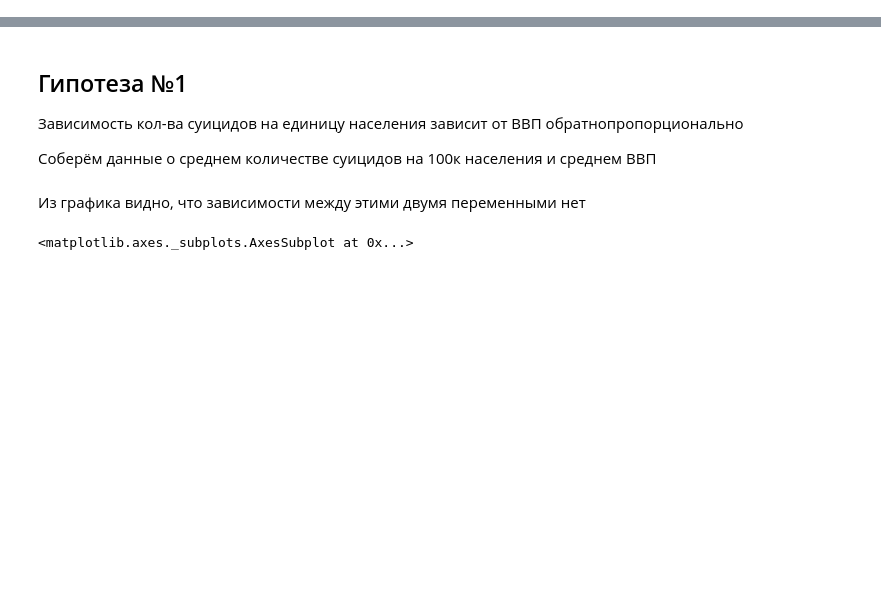
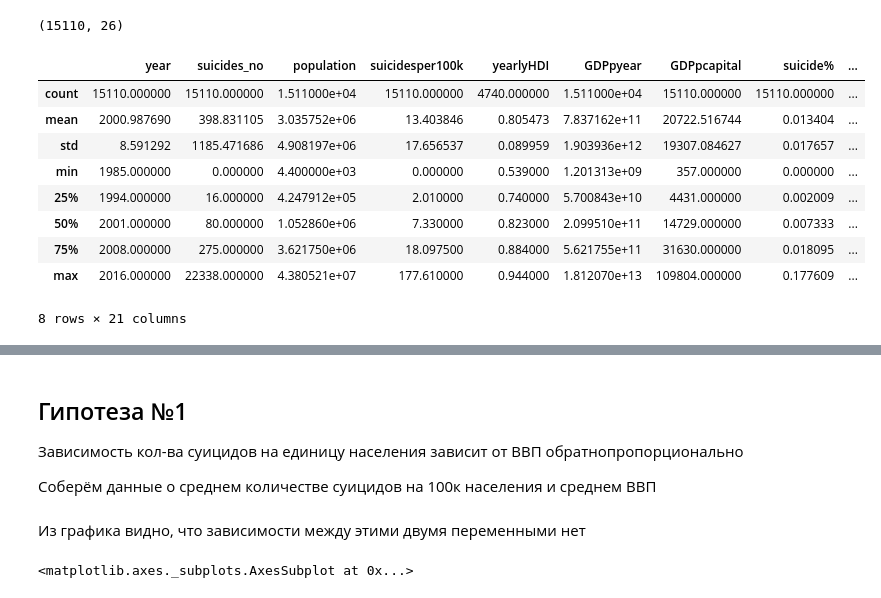
Before and after one commit to nikmel2803/DataViz, a Jupyter notebook: notebooks/Homework.ipynb, the cells around one changed output, grey strips where cells are left out. Drawn from its saved outputs; the diff is of its cells as text; code cells hidden in the pictures; blank space fills up the shorter version.

```diff
--- a/notebooks/Homework.ipynb
+++ b/notebooks/Homework.ipynb
@@ -11,0 +28,17 @@ data = pd.read_csv("../data/suicidedataextrafestures.csv")\
+# %%
+data.shape
+# %% [output]
+(15110, 26)
+# %%
+data.describe()
+# %% [output]
+|  | year | suicides_no | population | suicidesper100k | yearlyHDI | GDPpyear | GDPpcapital | suicide% | ... |
+| count | 15110.000000 | 15110.000000 | 1.511000e+04 | 15110.000000 | 4740.000000 | 1.511000e+04 | 15110.000000 | 15110.000000 | ... |
+| mean | 2000.987690 | 398.831105 | 3.035752e+06 | 13.403846 | 0.805473 | 7.837162e+11 | 20722.516744 | 0.013404 | ... |
+| std | 8.591292 | 1185.471686 | 4.908197e+06 | 17.656537 | 0.089959 | 1.903936e+12 | 19307.084627 | 0.017657 | ... |
+| min | 1985.000000 | 0.000000 | 4.400000e+03 | 0.000000 | 0.539000 | 1.201313e+09 | 357.000000 | 0.000000 | ... |
+| 25% | 1994.000000 | 16.000000 | 4.247912e+05 | 2.010000 | 0.740000 | 5.700843e+10 | 4431.000000 | 0.002009 | ... |
+| 50% | 2001.000000 | 80.000000 | 1.052860e+06 | 7.330000 | 0.823000 | 2.099510e+11 | 14729.000000 | 0.007333 | ... |
+| 75% | 2008.000000 | 275.000000 | 3.621750e+06 | 18.097500 | 0.884000 | 5.621755e+11 | 31630.000000 | 0.018095 | ... |
+| max | 2016.000000 | 22338.000000 | 4.380521e+07 | 177.610000 | 0.944000 | 1.812070e+13 | 109804.000000 | 0.177609 | ... |
+8 rows × 21 columns
```
Also changed, not shown: parts of 9 cells of this notebook.
